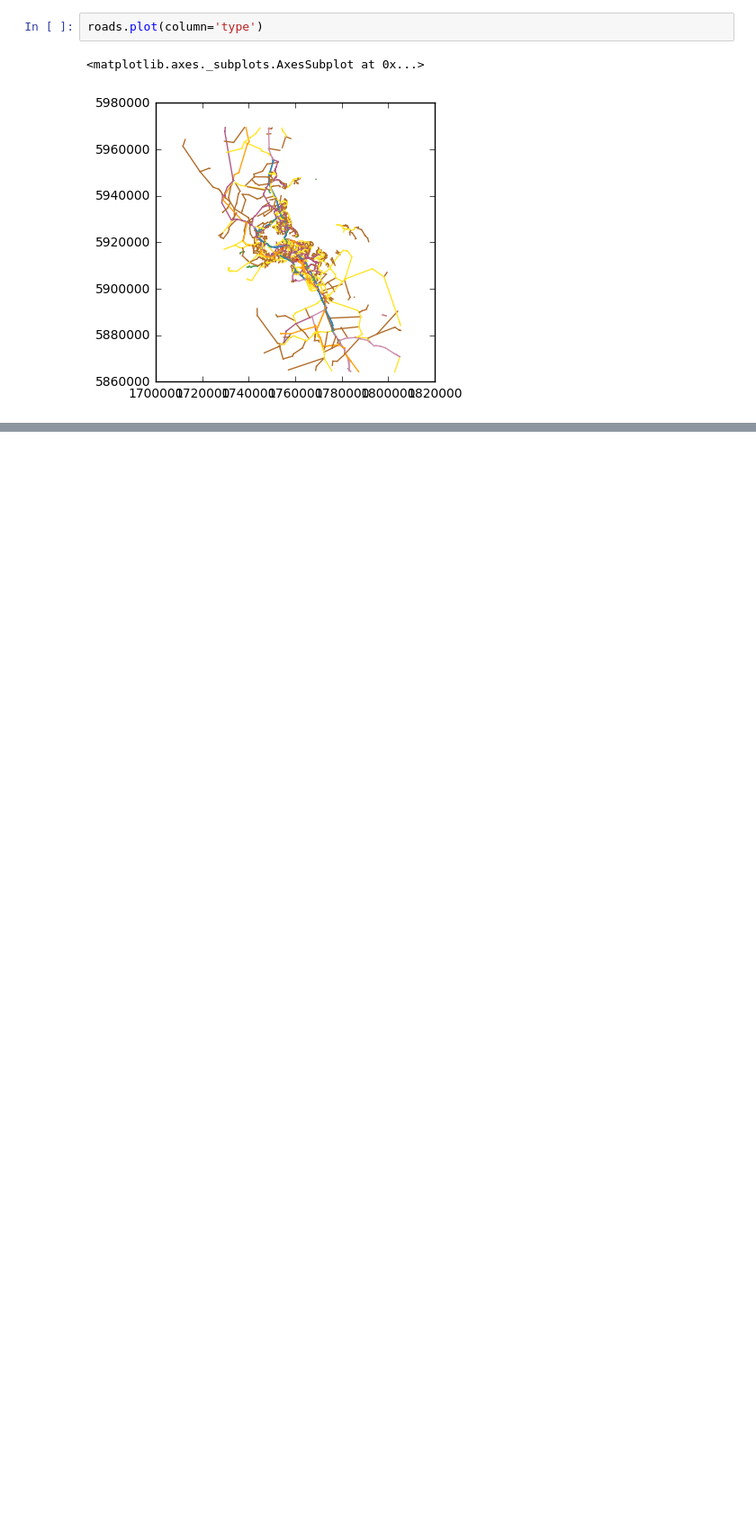
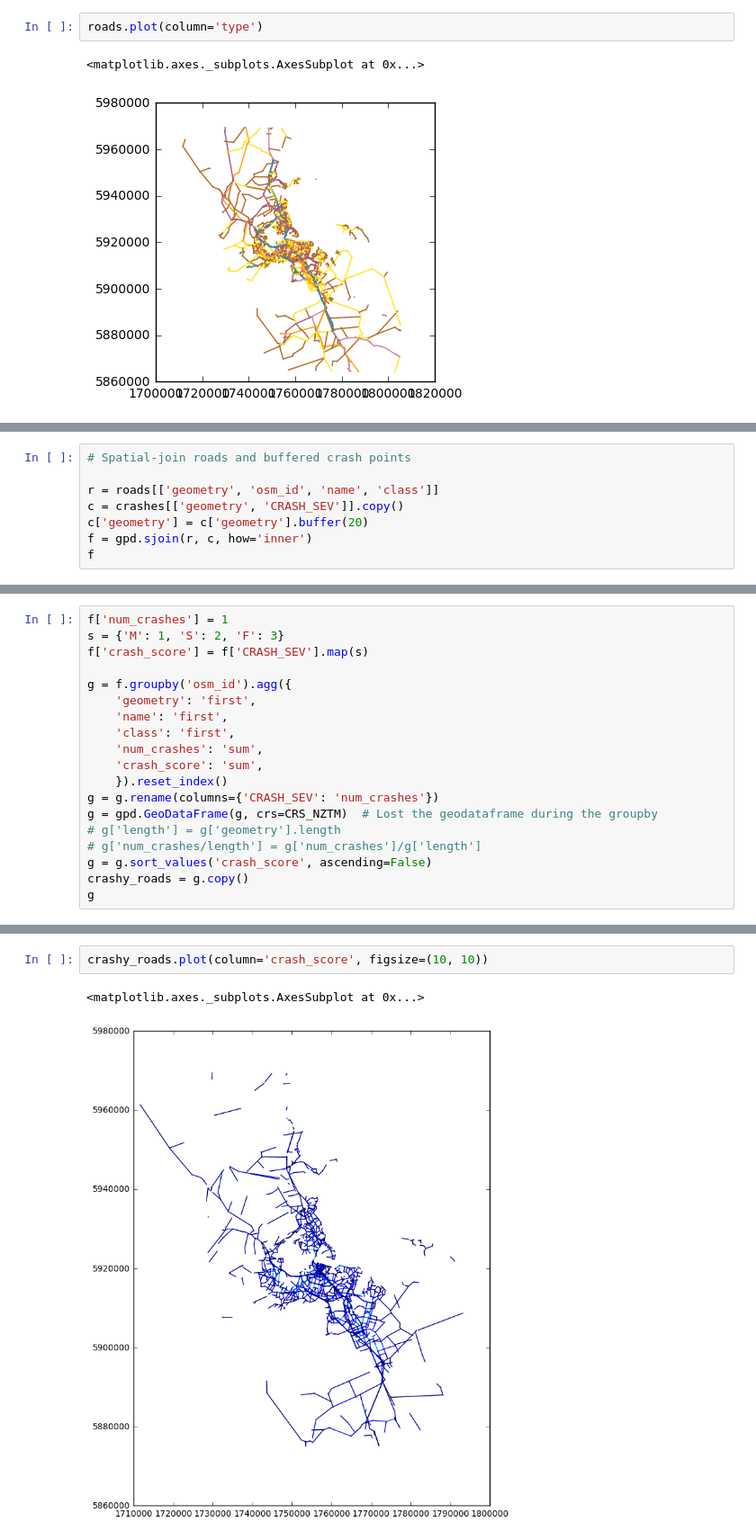
Before and after one commit to araichev/pyclub, a Jupyter notebook: homework_solutions/homework_05_solutions.ipynb, the cells around one changed output, grey strips where cells are left out. Shown: that part at 90% size. Drawn from its saved outputs; the diff is of its cells as text; blank space fills up the shorter version.

```diff
--- a/homework_solutions/homework_05_solutions.ipynb
+++ b/homework_solutions/homework_05_solutions.ipynb
@@ -39,0 +142,8 @@ roads.plot(column='type')
+# %%
+# Spatial-join roads and buffered crash points
+
+r = roads[['geometry', 'osm_id', 'name', 'class']]
+c = crashes[['geometry', 'CRASH_SEV']].copy()
+c['geometry'] = c['geometry'].buffer(20)
+f = gpd.sjoin(r, c, how='inner')
+f
@@ -39,0 +169,19 @@ roads.plot(column='type')
+# %%
+f['num_crashes'] = 1
+s = {'M': 1, 'S': 2, 'F': 3}
+f['crash_score'] = f['CRASH_SEV'].map(s)
+
+g = f.groupby('osm_id').agg({
+    'geometry': 'first',
+    'name': 'first',
+    'class': 'first',
+    'num_crashes': 'sum',
+    'crash_score': 'sum',
+    }).reset_index()
+g = g.rename(columns={'CRASH_SEV': 'num_crashes'})
+g = gpd.GeoDataFrame(g, crs=CRS_NZTM)  # Lost the geodataframe during the groupby
+# g['length'] = g['geometry'].length
+# g['num_crashes/length'] = g['num_crashes']/g['length']
+g = g.sort_values('crash_score', ascending=False)
+crashy_roads = g.copy()
+g
@@ -39,0 +207,5 @@ roads.plot(column='type')
+# %%
+crashy_roads.plot(column='crash_score', figsize=(10, 10))
+# %% [output]
+<matplotlib.axes._subplots.AxesSubplot at 0x...>
+[figure, added]
```
Also changed, not shown: parts of 16 cells of this notebook, 7 other files.
